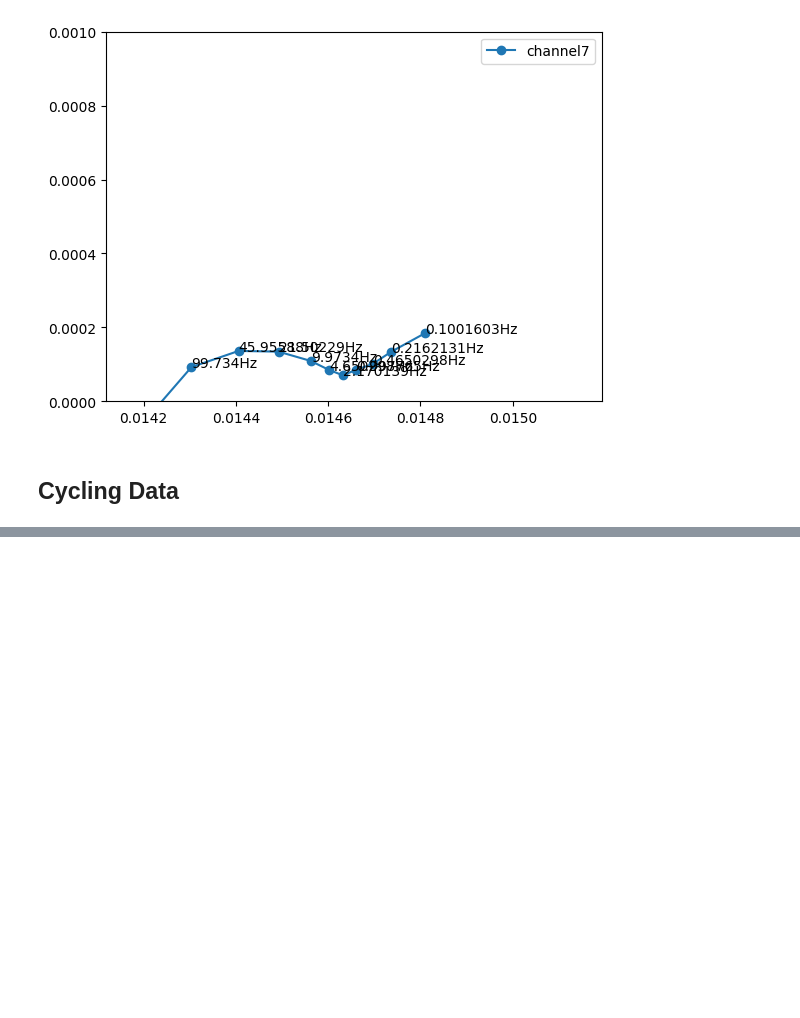
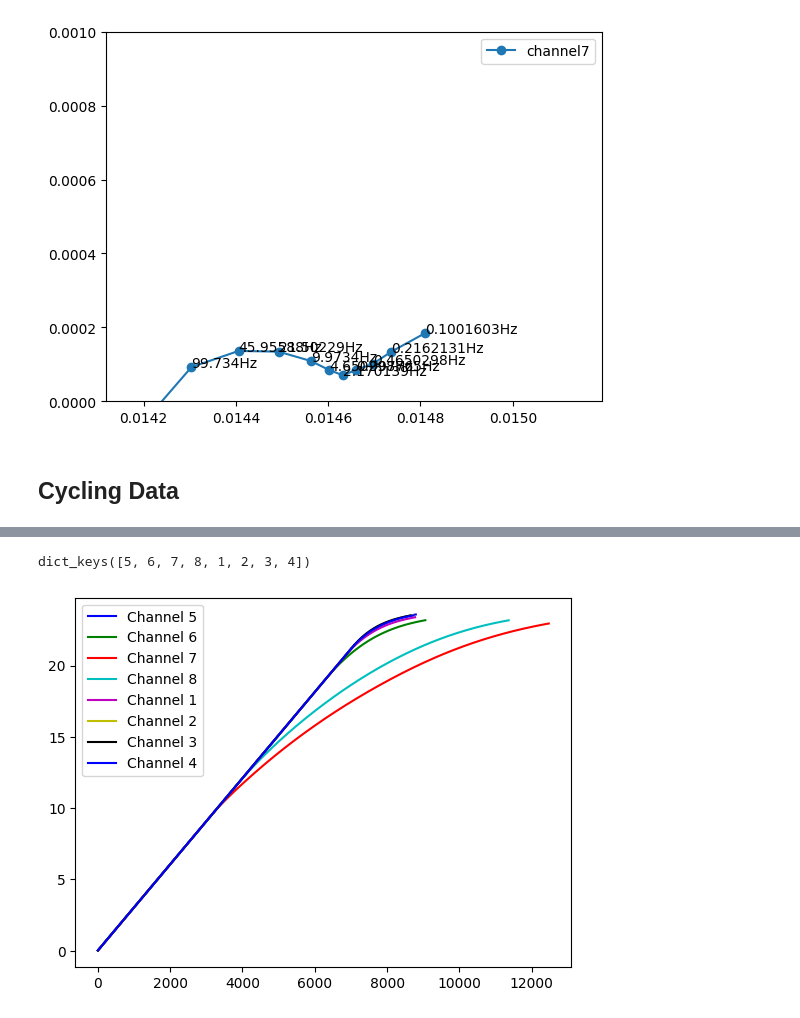
Before and after one commit to seanbuchanan-eng/battery_sizing_model, a Jupyter notebook: junk/test_leaf.ipynb, the cells around one changed output, grey strips where cells are left out. Cells and saved outputs as stored; diff of their text form; code cells hidden in the pictures; blank space fills up the shorter version.

```diff
--- a/junk/test_leaf.ipynb
+++ b/junk/test_leaf.ipynb
@@ -51,0 +53,23 @@ aribin_data_prepath = 'C:/Users/seanb/OneDrive/Documents/PRIMED/Battery Data/Lea
+# %%
+def load_leaf_data(folder_path, steps, cell_builder) -> dict[int: arbin_lbt.ArbinCell]:
+    cells = {}
+    directory = os.fsencode(folder_path)
+    for file in os.listdir(directory):
+        filename = os.fsdecode(file)
+        cell_list = cell_builder.read_leaf_characterization_excel_data(folder_path+filename, steps=steps)
+        for cell in cell_list:
+            cells[cell.channel_number] = cell
+
+    return cells
+# %%
+arbin_data_prepath = 'C:/Users/seanb/OneDrive/Documents/PRIMED/Battery Data/Leaf Arbin Data/'
+
+main_directory = os.fsencode(arbin_data_prepath)
+cell_builder = arbin_lbt.CellBuilder()
+gen1_cells = {}
+steps = [2,5,6,9,11,13,15,18,21,24]
+for directory in os.listdir(main_directory):
+    directory = os.fsdecode(directory)
+    cells = load_leaf_data(arbin_data_prepath+directory+'/', {'characterization': steps}, cell_builder)
+    gen1_cells.update(cells)
+pack1_path = 'init_gen1_pack1_5_6_7_8/'
@@ -51,0 +97,27 @@ aribin_data_prepath = 'C:/Users/seanb/OneDrive/Documents/PRIMED/Battery Data/Lea
+# %%
+gen1_cells.keys()
+# %% [output]
+dict_keys([5, 6, 7, 8, 1, 2, 3, 4])
+# %%
+def plot_cc_cv_step(feature: str):
+    fig, ax = plt.subplots(1)
+    colors = ['b', 'g', 'r', 'c', 'm', 'y', 'k']
+    color_idx = 0
+    for channel, cell in gen1_cells.items():
+        for cycle in cell:
+            for step in cycle:
+                if step.step_index == 5:
+                    step_5 = step
+                if step.step_index == 6:
+                    cv_time = np.array(step["Step_Time(s)"]) + step_5["Step_Time(s)"][-1]
+                    ax.plot(step_5["Step_Time(s)"], step_5[feature], color=colors[color_idx])
+                    ax.plot(cv_time,step[feature], label=f'Channel {cell.channel_number}', color=colors[color_idx])
+                    color_idx += 1
+                    if color_idx < len(colors):
+                        pass
+                    else:
+                        color_idx = 0
+    plt.legend()
+    plt.show();
+# %% [output]
+[figure, added]
```
Also changed, not shown: parts of 6 cells of this notebook, 1 other file.
